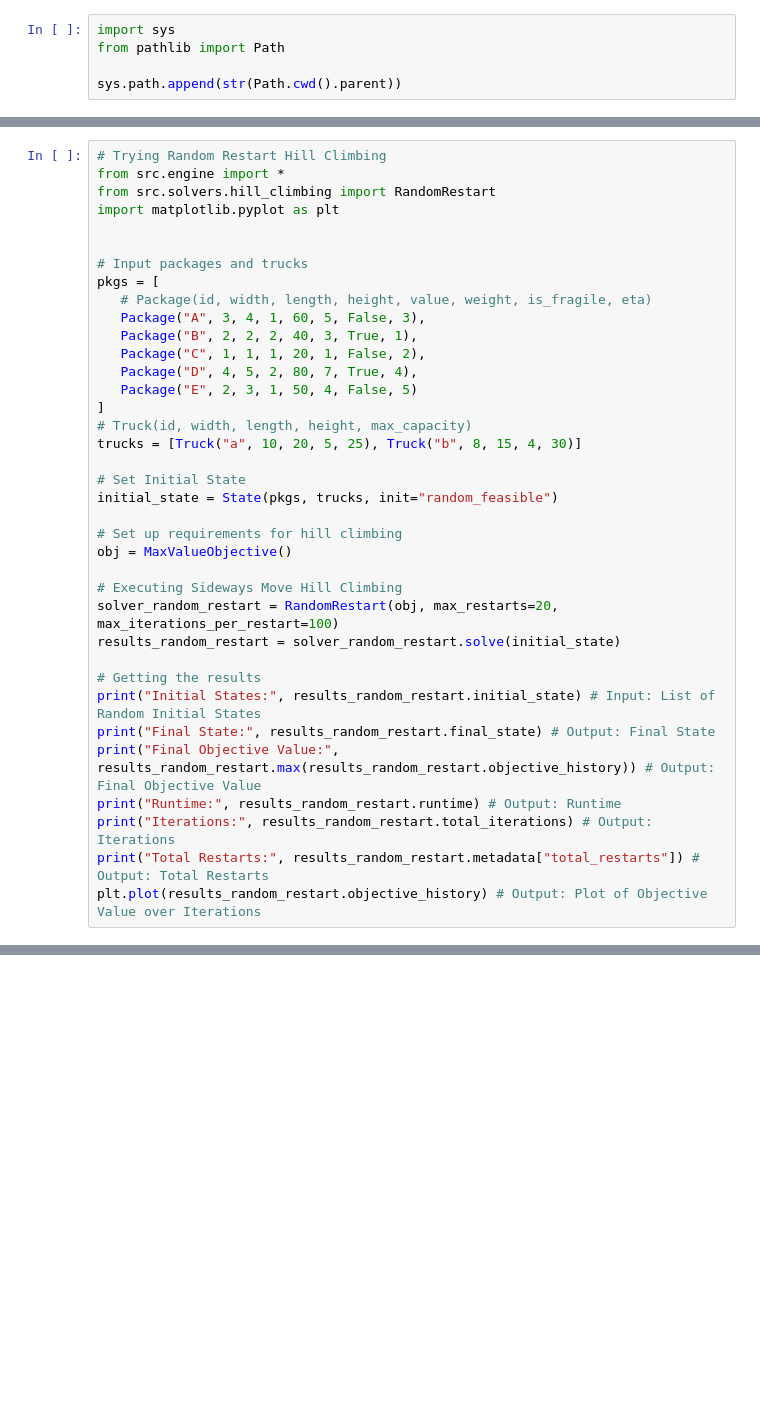
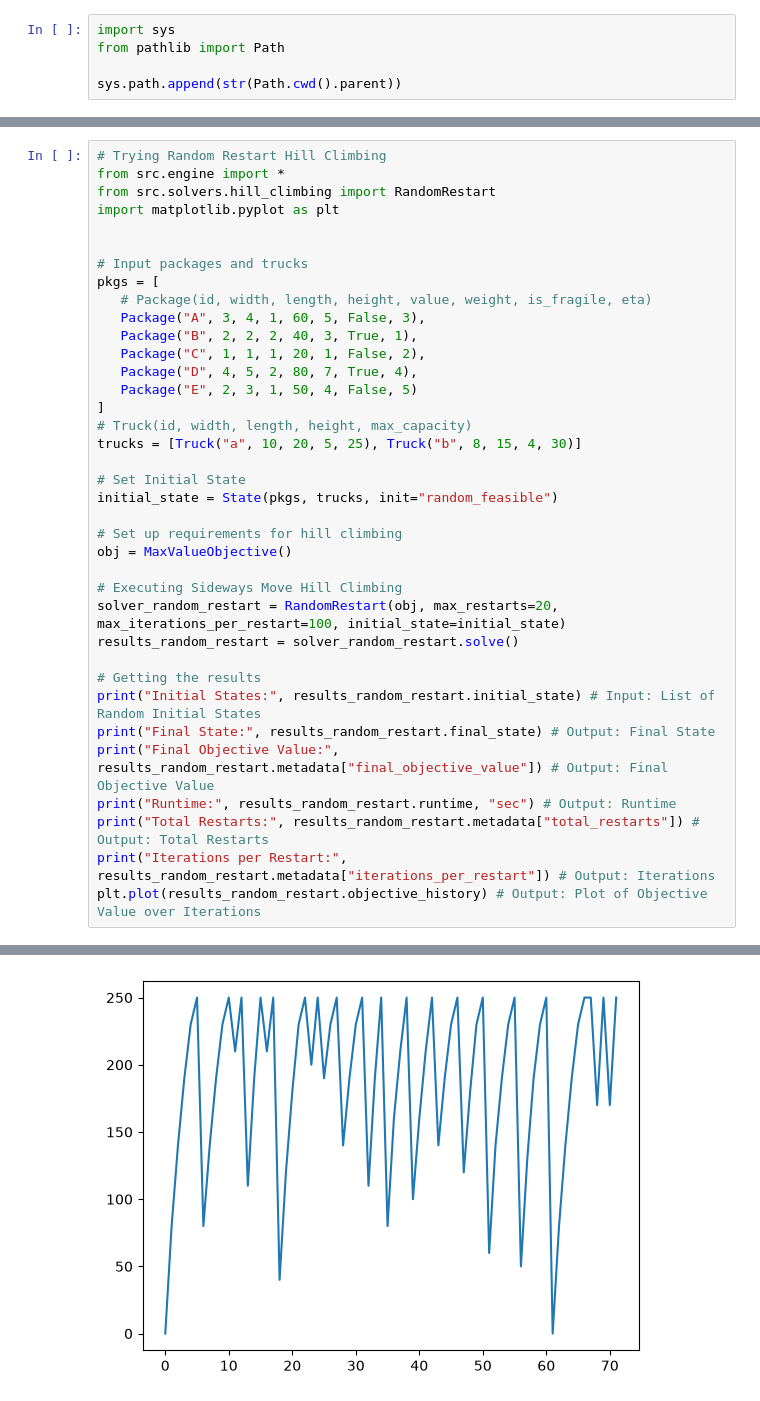
Before and after one commit to timoruslim/IF3170_G60_MoreArtificialThanIntelligence, a Jupyter notebook: notebook/hill_climbing.ipynb, the cells around one changed output, grey strips where cells are left out. Drawn from its saved outputs; the diff is of its cells as text; blank space fills up the shorter version.

Commit message:
fix: fixing the bug in random restart hill climbing

```diff
--- a/notebook/hill_climbing.ipynb
+++ b/notebook/hill_climbing.ipynb
@@ -208,15 +208,15 @@ initial_state = State(pkgs, trucks, init="random_feasible")
 obj = MaxValueObjective()
 
 # Executing Sideways Move Hill Climbing
-solver_random_restart = RandomRestart(obj, max_restarts=20, max_iterations_per_restart=100)
-results_random_restart = solver_random_restart.solve(initial_state)
+solver_random_restart = RandomRestart(obj, max_restarts=20, max_iterations_per_restart=100, initial_state=initial_state)
+results_random_restart = solver_random_restart.solve()
 
 # Getting the results
 print("Initial States:", results_random_restart.initial_state) # Input: List of Random Initial States
 print("Final State:", results_random_restart.final_state) # Output: Final State
-print("Final Objective Value:", results_random_restart.max(results_random_restart.objective_history)) # Output: Final Objective Value
-print("Runtime:", results_random_restart.runtime) # Output: Runtime
-print("Iterations:", results_random_restart.total_iterations) # Output: Iterations
+print("Final Objective Value:", results_random_restart.metadata["final_objective_value"]) # Output: Final Objective Value
+print("Runtime:", results_random_restart.runtime, "sec") # Output: Runtime
 print("Total Restarts:", results_random_restart.metadata["total_restarts"]) # Output: Total Restarts
+print("Iterations per Restart:", results_random_restart.metadata["iterations_per_restart"]) # Output: Iterations
 plt.plot(results_random_restart.objective_history) # Output: Plot of Objective Value over Iterations
 # %% [output]
@@ -223,0 +241 @@ AttributeError: 'RandomRestart' object has no attribute 'packages'
+[figure, added]
```
Also changed, not shown: parts of 4 cells of this notebook, 2 other files.
